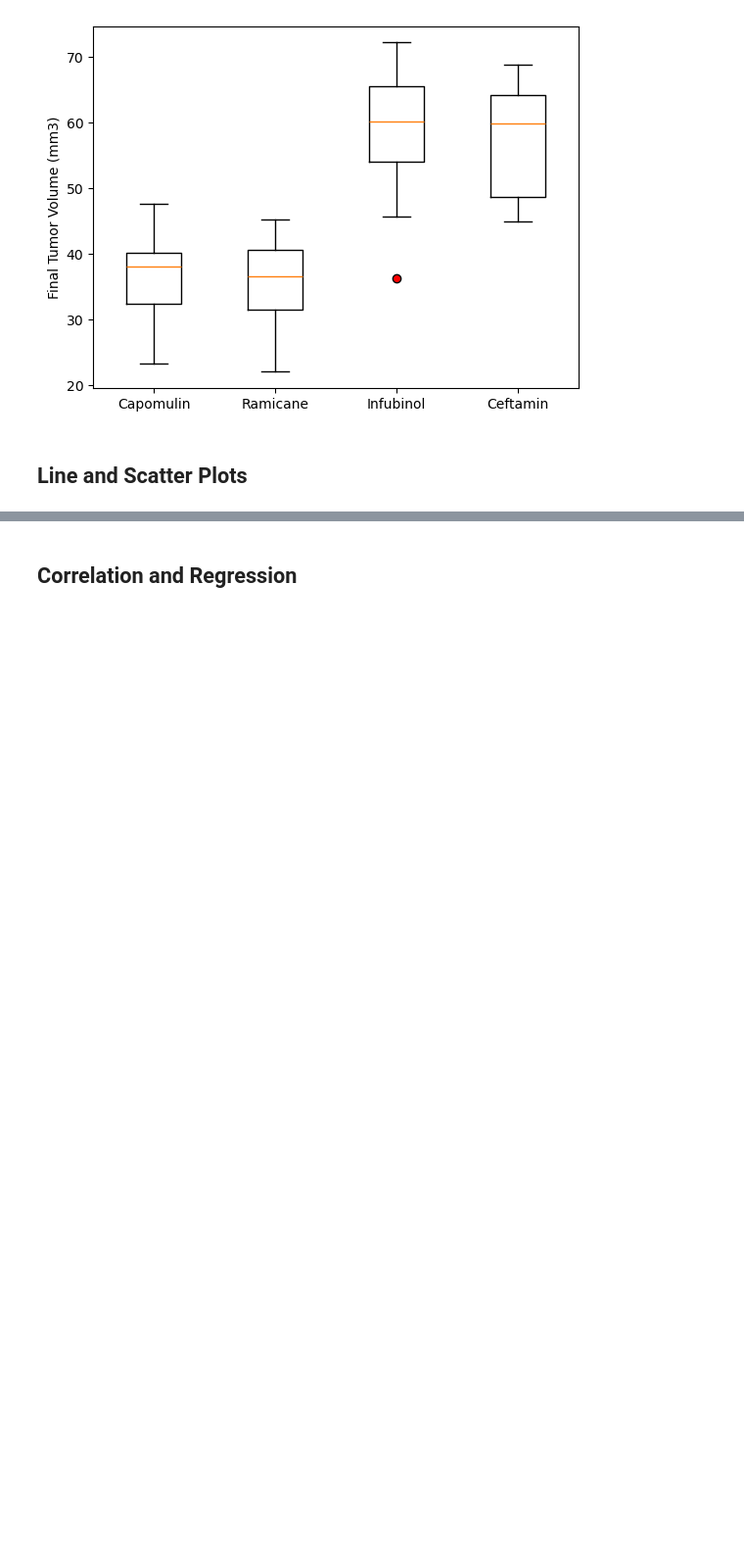
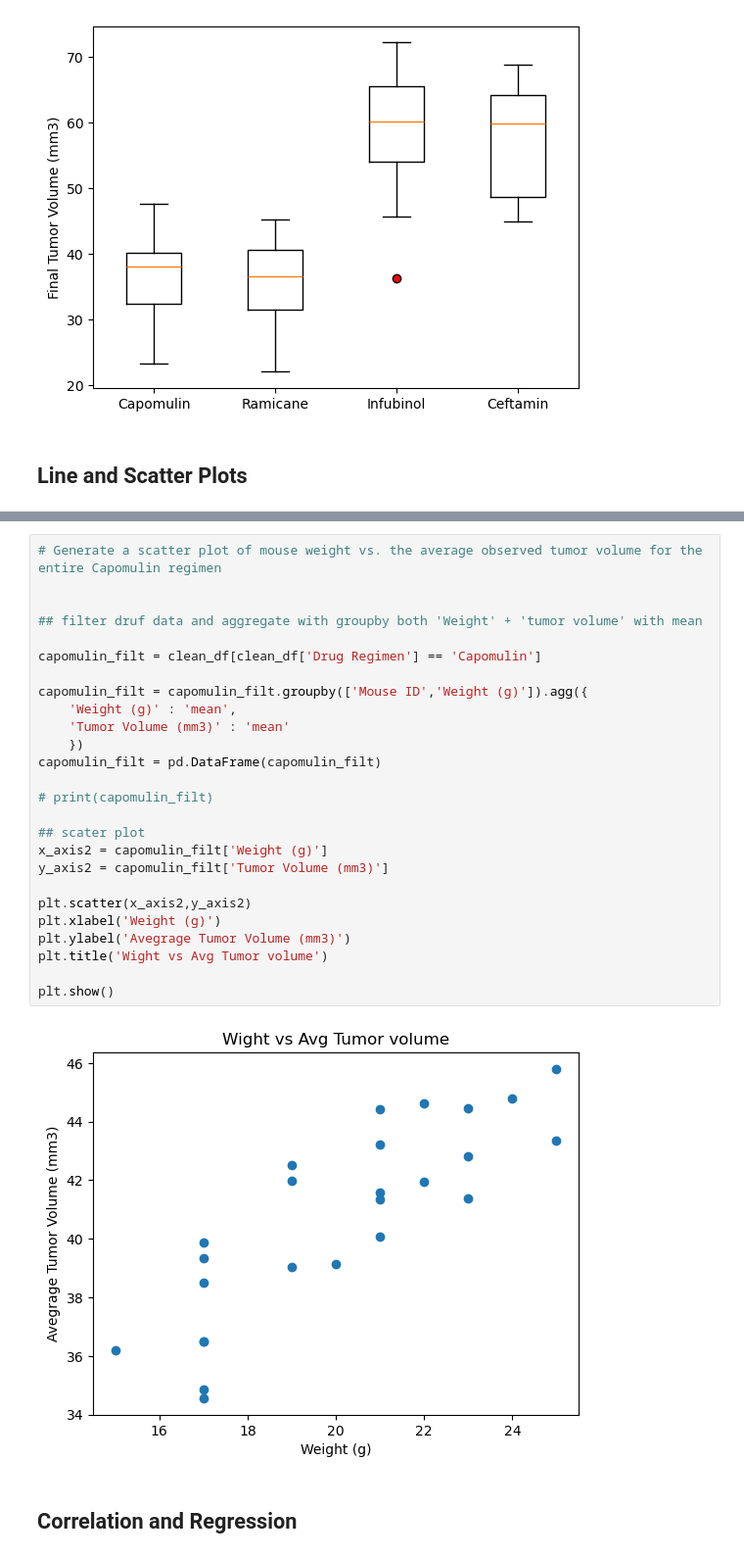
Before and after one commit to nazimben25/matplotlib-challenge, a Jupyter notebook: challeng5mywork.ipynb, the cells around one changed output, grey strips where cells are left out. Shown at 98% size. Drawn from its saved outputs; the diff is of its cells as text; blank space fills up the shorter version.

```diff
--- a/challeng5mywork.ipynb
+++ b/challeng5mywork.ipynb
@@ -384,3 +408,31 @@ Capomulin_filtr['Mouse ID']
+# %%
+# Generate a scatter plot of mouse weight vs. the average observed tumor volume for the entire Capomulin regimen
+
+
+## filter druf data and aggregate with groupby both 'Weight' + 'tumor volume' with mean
+
+capomulin_filt = clean_df[clean_df['Drug Regimen'] == 'Capomulin']
+
+capomulin_filt = capomulin_filt.groupby(['Mouse ID','Weight (g)']).agg({
+    'Weight (g)' : 'mean',
+    'Tumor Volume (mm3)' : 'mean'
+    })
+capomulin_filt = pd.DataFrame(capomulin_filt)
+
+# print(capomulin_filt)
+
+## scater plot
+x_axis2 = capomulin_filt['Weight (g)']
+y_axis2 = capomulin_filt['Tumor Volume (mm3)']
+
+plt.scatter(x_axis2,y_axis2)
+plt.xlabel('Weight (g)')
+plt.ylabel('Avegrage Tumor Volume (mm3)')
+plt.title('Wight vs Avg Tumor volume')
+
+plt.show()
+# %% [output]
+[figure, added]
 # %% [markdown]
 ## Correlation and Regression
 # %%
```
Also changed, not shown: parts of 5 cells of this notebook.
